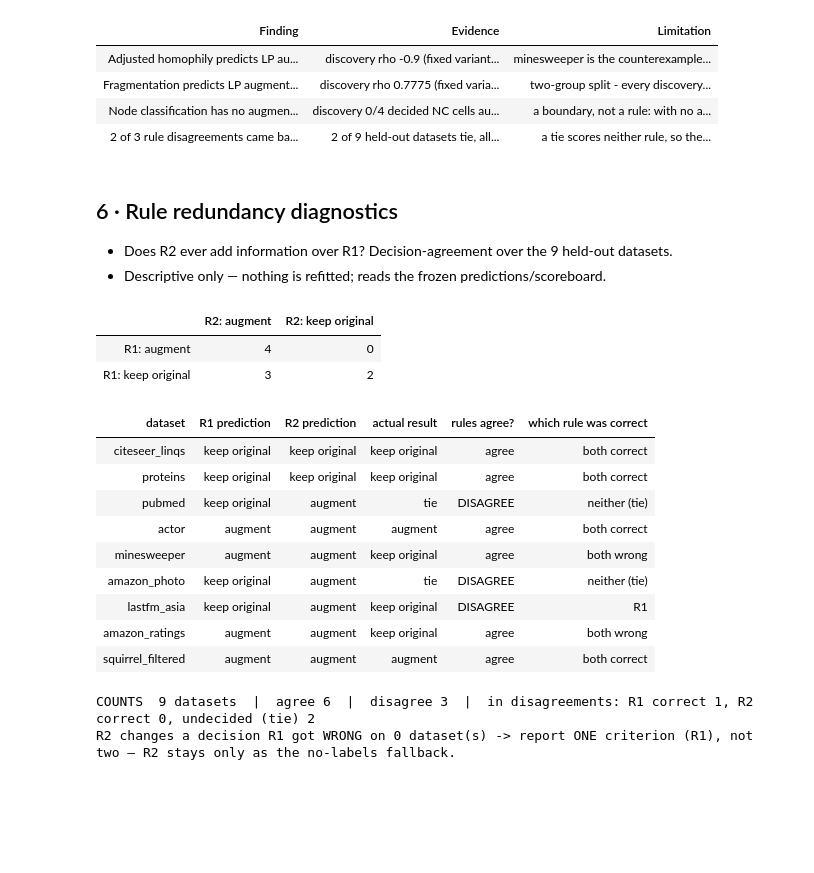
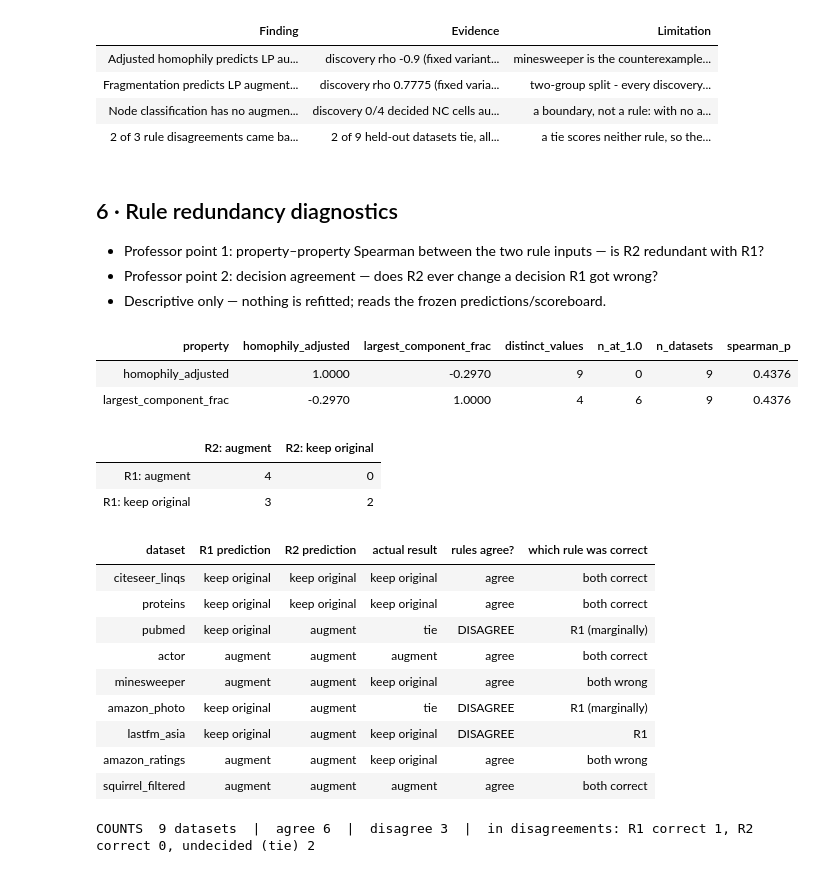
Before and after one commit to SafiUllahAdam/Structure-Aware-Graph-Augmentation-for-GNNs, a Jupyter notebook: notebooks/6-phase6_module3_validation.ipynb, the cells around one changed output. Saved outputs shown, nothing was run; the diff lists cells and outputs as text; code cells hidden in the pictures; blank space fills up the shorter version.

```diff
--- a/notebooks/6-phase6_module3_validation.ipynb
+++ b/notebooks/6-phase6_module3_validation.ipynb
@@ -233,52 +233,67 @@ display(findings.rename(columns={"finding": "Finding", "evidence": "Evidence", "
 # %% [markdown]
 ## 6 · Rule redundancy diagnostics
 
-- Does R2 ever add information over R1? Decision-agreement over the 9 held-out datasets.
+- Professor point 1: property–property Spearman between the two rule inputs — is R2 redundant with R1?
+- Professor point 2: decision agreement — does R2 ever change a decision R1 got wrong?
 - Descriptive only — nothing is refitted; reads the frozen predictions/scoreboard.
 # %%
-# THE 2x2 AGREEMENT TABLE (professor's request): datasets counted by R1 decision x R2 decision. Off-diagonal = disagreements.
+# Professor point 1: property-property Spearman between the two rule inputs on the 9 held-out datasets, with each
+# property's variation. Off-diagonal = the R1-vs-R2 correlation; n_at_1.0 shows R2's ceiling degeneracy.
+corr = sm.property_correlation(fr.HELDOUT)
+corr.to_csv(sm.CORR_CSV)
+display(corr.reset_index().style.format(precision=4).hide(axis="index").set_table_styles(STYLE))
+
+# Professor point 2 - THE 2x2 AGREEMENT TABLE: datasets counted by R1 decision x R2 decision. Off-diagonal = disagreements.
 agree = sm.decision_agreement(fr.HELDOUT)
 agree.to_csv(sm.AGREE_CSV, index=False)
 order = ["augment", "keep original"]
 xtab = (pd.crosstab(agree["rule1_pred"], agree["rule2_pred"]).reindex(index=order, columns=order, fill_value=0)
         .rename(index=lambda v: f"R1: {v}", columns=lambda v: f"R2: {v}").rename_axis(index="", columns=""))
 display(xtab.reset_index().rename(columns={"": " "}).style.hide(axis="index").set_table_styles(STYLE))
 
 # Per-dataset detail behind the 2x2: R1 prediction | R2 prediction | actual result | which rule was correct.
-WHICH = lambda r1, r2: ("both correct" if (r1, r2) == (True, True) else "both wrong" if (r1, r2) == (False, False)
-                        else "R1" if r1 is True else "R2" if r2 is True else "neither (tie)")
+# A tie scores neither rule, but the gap still has a sign - credit the rule on the marginally-better side of it.
+sig = sm.evidence(fr.HELDOUT).set_index("dataset")["gap_sigma"]
+def which(ds, p1, p2, r1, r2):
+    if (r1, r2) == (True, True): return "both correct"
+    if (r1, r2) == (False, False): return "both wrong"
+    if r1 is True: return "R1"
+    if r2 is True: return "R2"
+    lean = "keep original" if sig[ds] < 0 else "augment"       # tie: inside seed noise, only the sign leans
+    return "R1 (marginally)" if p1 == lean != p2 else "R2 (marginally)" if p2 == lean != p1 else "neither (tie)"
 shown = pd.DataFrame({
     "dataset": agree["dataset"],
     "R1 prediction": agree["rule1_pred"],
     "R2 prediction": agree["rule2_pred"],
     "actual result": agree["actual_verdict"],
     "rules agree?": agree["rules_agree"].map({True: "agree", False: "DISAGREE"}),
-    "which rule was correct": [WHICH(r1, r2) for r1, r2 in zip(agree["rule1_correct"], agree["rule2_correct"])],
+    "which rule was correct": [which(d, p1, p2, r1, r2) for d, p1, p2, r1, r2 in
+                               zip(agree["dataset"], agree["rule1_pred"], agree["rule2_pred"],
+                                   agree["rule1_correct"], agree["rule2_correct"])],
 })
 display(shown.style.hide(axis="index").set_table_styles(STYLE))
 
 # The counts: how often the rules agree, how often they disagree, and who wins the decided disagreements.
 dis = agree[~agree["rules_agree"]]
 r1w = int((dis["disagreement_result"] == "R1 correct, R2 wrong").sum())
 r2w = int((dis["disagreement_result"] == "R2 correct, R1 wrong").sum())
 print(f"COUNTS  {len(agree)} datasets  |  agree {int(agree['rules_agree'].sum())}  |  disagree {len(dis)}  |  "
       f"in disagreements: R1 correct {r1w}, R2 correct {r2w}, undecided (tie) {len(dis) - r1w - r2w}")
-# The professor's criterion: R2 earns its place only if it fixes a dataset R1 gets wrong (= a decided disagreement R2 wins).
-print(f"R2 changes a decision R1 got WRONG on {r2w} dataset(s) -> " +
-      ("keep both rules." if r2w else "report ONE criterion (R1), not two — R2 stays only as the no-labels fallback."))
 # %% [output]
-|  | R2: augment | R2: keep original |
-| R1: augment | 4 | 0 |
-| R1: keep original | 3 | 2 |
+| property | homophily_adjusted | largest_component_frac | distinct_values | n_at_1.0 | n_datasets | spearman_p |
+| homophily_adjusted | 1.0000 | -0.2970 | 9 | 0 | 9 | 0.4376 |
+| largest_component_frac | -0.2970 | 1.0000 | 4 | 6 | 9 | 0.4376 |
-| dataset | R1 prediction | R2 prediction | actual result | rules agree? | which rule was correct |
-| citeseer_linqs | keep original | keep original | keep original | agree | both correct |
-| proteins | keep original | keep original | keep original | agree | both correct |
-| pubmed | keep original | augment | tie | DISAGREE | neither (tie) |
-| actor | augment | augment | augment | agree | both correct |
-| minesweeper | augment | augment | keep original | agree | both wrong |
-| amazon_photo | keep original | augment | tie | DISAGREE | neither (tie) |
-| lastfm_asia | keep original | augment | keep original | DISAGREE | R1 |
-| amazon_ratings | augment | augment | keep original | agree | both wrong |
-| squirrel_filtered | augment | augment | augment | agree | both correct |
+|  | R2: augment | R2: keep original |
+| R1: augment | 4 | 0 |
+| R1: keep original | 3 | 2 |
+| dataset | R1 prediction | R2 prediction | actual result | rules agree? | which rule was correct |
+| citeseer_linqs | keep original | keep original | keep original | agree | both correct |
+| proteins | keep original | keep original | keep original | agree | both correct |
+| pubmed | keep original | augment | tie | DISAGREE | R1 (marginally) |
+| actor | augment | augment | augment | agree | both correct |
+| minesweeper | augment | augment | keep original | agree | both wrong |
+| amazon_photo | keep original | augment | tie | DISAGREE | R1 (marginally) |
+| lastfm_asia | keep original | augment | keep original | DISAGREE | R1 |
+| amazon_ratings | augment | augment | keep original | agree | both wrong |
+| squirrel_filtered | augment | augment | augment | agree | both correct |
 COUNTS  9 datasets  |  agree 6  |  disagree 3  |  in disagreements: R1 correct 1, R2 correct 0, undecided (tie) 2
-R2 changes a decision R1 got WRONG on 0 dataset(s) -> report ONE criterion (R1), not two — R2 stays only as the no-labels fallback.
```
